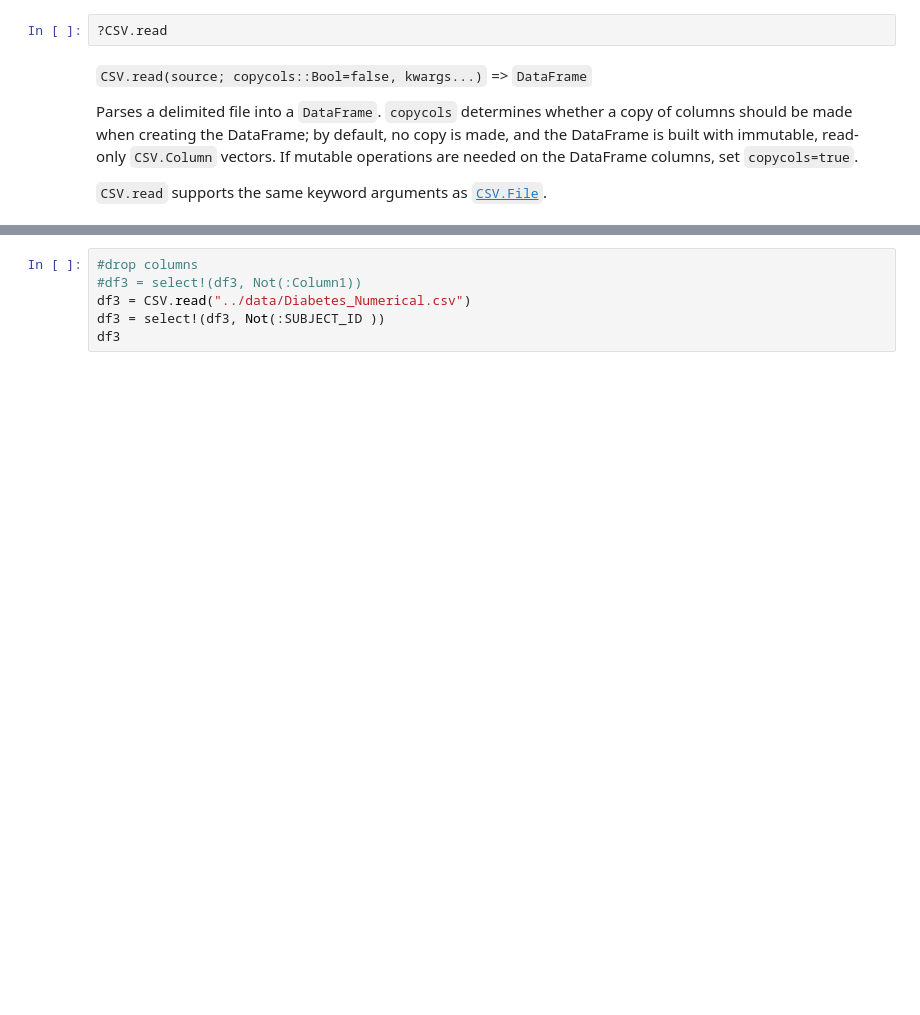
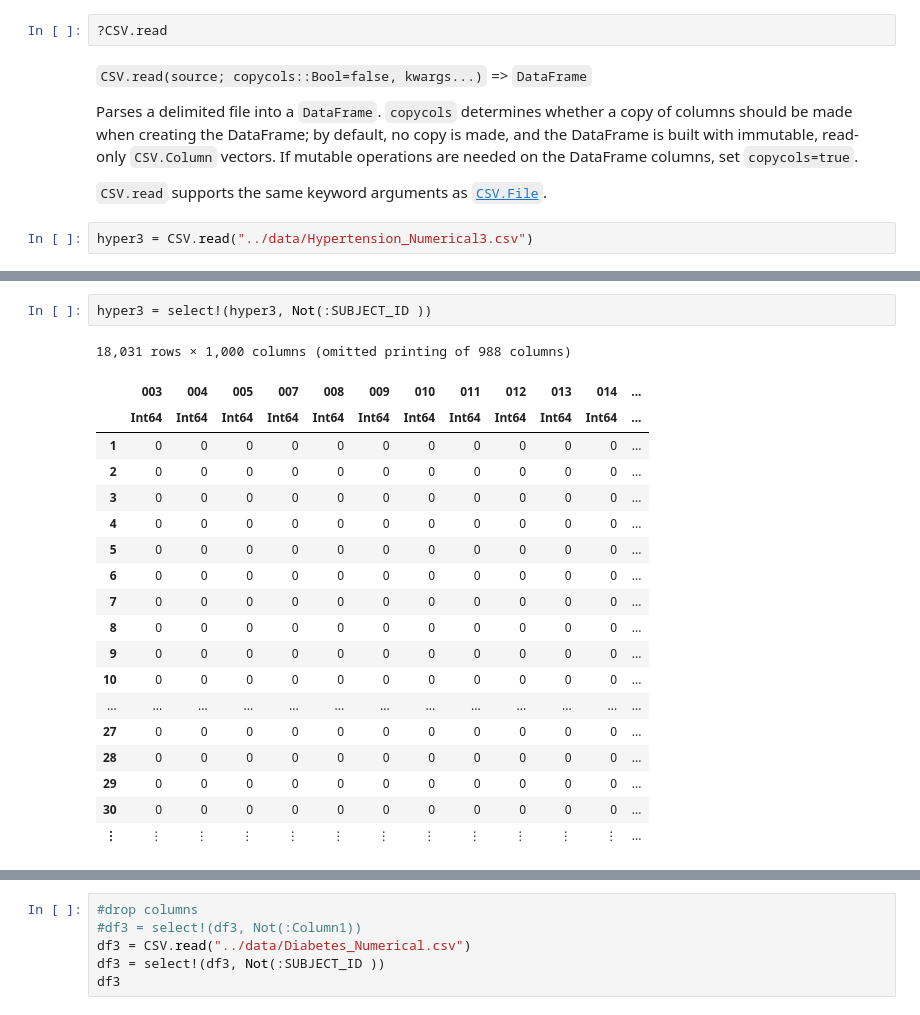
Before and after one commit to kathy908000/Health-Care-Research, a Jupyter notebook: code/glrm_kmeans_hypertension.ipynb, the cells around one changed output, grey strips where cells are left out. Saved outputs shown, nothing was run; the diff lists cells and outputs as text; blank space fills up the shorter version.

```diff
--- a/code/glrm_kmeans_hypertension.ipynb
+++ b/code/glrm_kmeans_hypertension.ipynb
@@ -14,3 +26,5 @@ using Random, SparseArrays
 Parses a delimited file into a `DataFrame`. `copycols` determines whether a copy of columns should be made when creating the DataFrame; by default, no copy is made, and the DataFrame is built with immutable, read-only `CSV.Column` vectors. If mutable operations are needed on the DataFrame columns, set `copycols=true`.
 
 `CSV.read` supports the same keyword arguments as [`CSV.File`](@ref).
+# %%
+hyper3 = CSV.read("../data/Hypertension_Numerical3.csv")
@@ -16,0 +51,22 @@ Parses a delimited file into a `DataFrame`. `copycols` determines whether a copy
+# %%
+hyper3 = select!(hyper3, Not(:SUBJECT_ID ))
+# %% [output]
+18,031 rows × 1,000 columns (omitted printing of 988 columns)
+|  | 003 | 004 | 005 | 007 | 008 | 009 | 010 | 011 | 012 | 013 | 014 | ... |
+|  | Int64 | Int64 | Int64 | Int64 | Int64 | Int64 | Int64 | Int64 | Int64 | Int64 | Int64 | ... |
+| 1 | 0 | 0 | 0 | 0 | 0 | 0 | 0 | 0 | 0 | 0 | 0 | ... |
+| 2 | 0 | 0 | 0 | 0 | 0 | 0 | 0 | 0 | 0 | 0 | 0 | ... |
+| 3 | 0 | 0 | 0 | 0 | 0 | 0 | 0 | 0 | 0 | 0 | 0 | ... |
+| 4 | 0 | 0 | 0 | 0 | 0 | 0 | 0 | 0 | 0 | 0 | 0 | ... |
+| 5 | 0 | 0 | 0 | 0 | 0 | 0 | 0 | 0 | 0 | 0 | 0 | ... |
+| 6 | 0 | 0 | 0 | 0 | 0 | 0 | 0 | 0 | 0 | 0 | 0 | ... |
+| 7 | 0 | 0 | 0 | 0 | 0 | 0 | 0 | 0 | 0 | 0 | 0 | ... |
+| 8 | 0 | 0 | 0 | 0 | 0 | 0 | 0 | 0 | 0 | 0 | 0 | ... |
+| 9 | 0 | 0 | 0 | 0 | 0 | 0 | 0 | 0 | 0 | 0 | 0 | ... |
+| 10 | 0 | 0 | 0 | 0 | 0 | 0 | 0 | 0 | 0 | 0 | 0 | ... |
+| ... | ... | ... | ... | ... | ... | ... | ... | ... | ... | ... | ... | ... |
+| 27 | 0 | 0 | 0 | 0 | 0 | 0 | 0 | 0 | 0 | 0 | 0 | ... |
+| 28 | 0 | 0 | 0 | 0 | 0 | 0 | 0 | 0 | 0 | 0 | 0 | ... |
+| 29 | 0 | 0 | 0 | 0 | 0 | 0 | 0 | 0 | 0 | 0 | 0 | ... |
+| 30 | 0 | 0 | 0 | 0 | 0 | 0 | 0 | 0 | 0 | 0 | 0 | ... |
+| ⋮ | ⋮ | ⋮ | ⋮ | ⋮ | ⋮ | ⋮ | ⋮ | ⋮ | ⋮ | ⋮ | ⋮ | ... |
```
Also changed, not shown: parts of 52 cells of this notebook.
